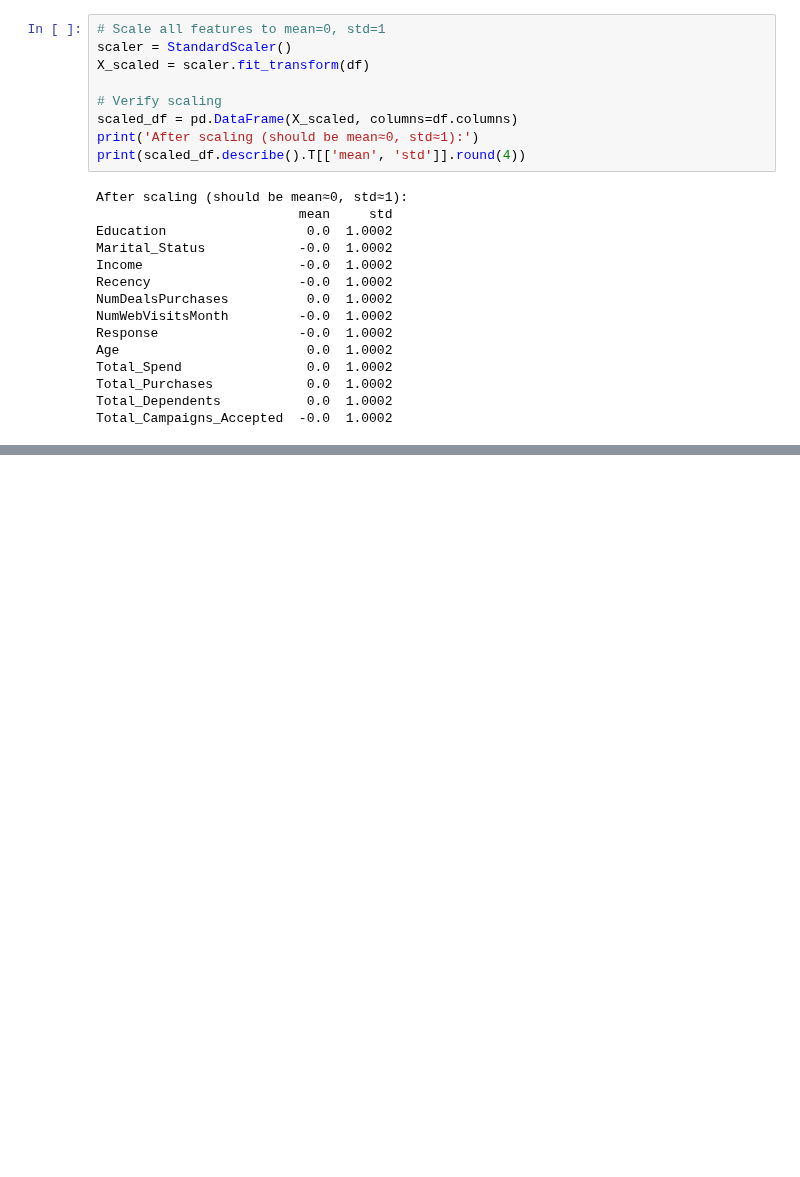
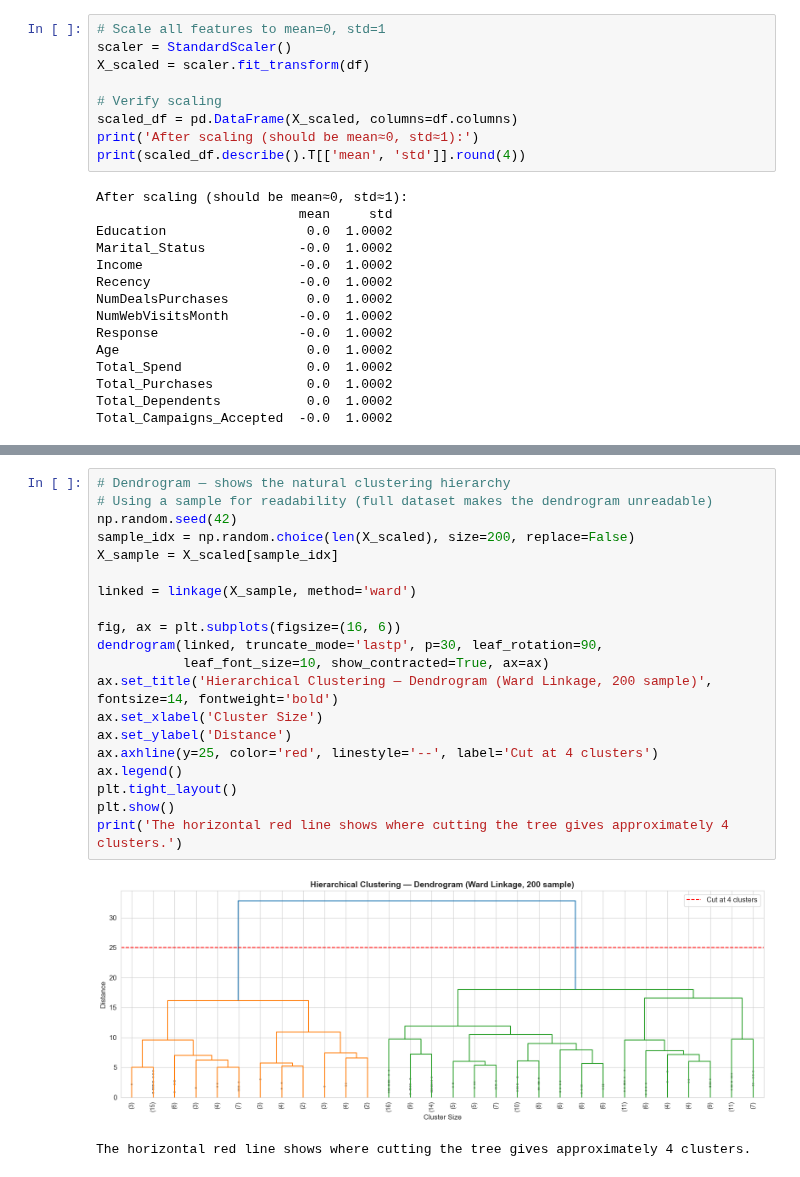
Before and after one commit to monsrock2024/Customer-Segmentation-Data-Science-Project, a Jupyter notebook: Customer_Segmentation_-_Model_Building.ipynb, the cells around one changed output, grey strips where cells are left out. Cells and saved outputs as stored; diff of their text form; blank space fills up the shorter version.

```diff
--- a/Customer_Segmentation_-_Model_Building.ipynb
+++ b/Customer_Segmentation_-_Model_Building.ipynb
@@ -752,0 +204,23 @@ Clustered dataset saved: customer_segmentation_clustered.csv
+# %%
+# Dendrogram — shows the natural clustering hierarchy
+# Using a sample for readability (full dataset makes the dendrogram unreadable)
+np.random.seed(42)
+sample_idx = np.random.choice(len(X_scaled), size=200, replace=False)
+X_sample = X_scaled[sample_idx]
+
+linked = linkage(X_sample, method='ward')
+
+fig, ax = plt.subplots(figsize=(16, 6))
+dendrogram(linked, truncate_mode='lastp', p=30, leaf_rotation=90,
+           leaf_font_size=10, show_contracted=True, ax=ax)
+ax.set_title('Hierarchical Clustering — Dendrogram (Ward Linkage, 200 sample)', fontsize=14, fontweight='bold')
+ax.set_xlabel('Cluster Size')
+ax.set_ylabel('Distance')
+ax.axhline(y=25, color='red', linestyle='--', label='Cut at 4 clusters')
+ax.legend()
+plt.tight_layout()
+plt.show()
+print('The horizontal red line shows where cutting the tree gives approximately 4 clusters.')
+# %% [output]
+[figure, added]
+The horizontal red line shows where cutting the tree gives approximately 4 clusters.
```
Also changed, not shown: parts of 61 cells of this notebook, 13 other files.
